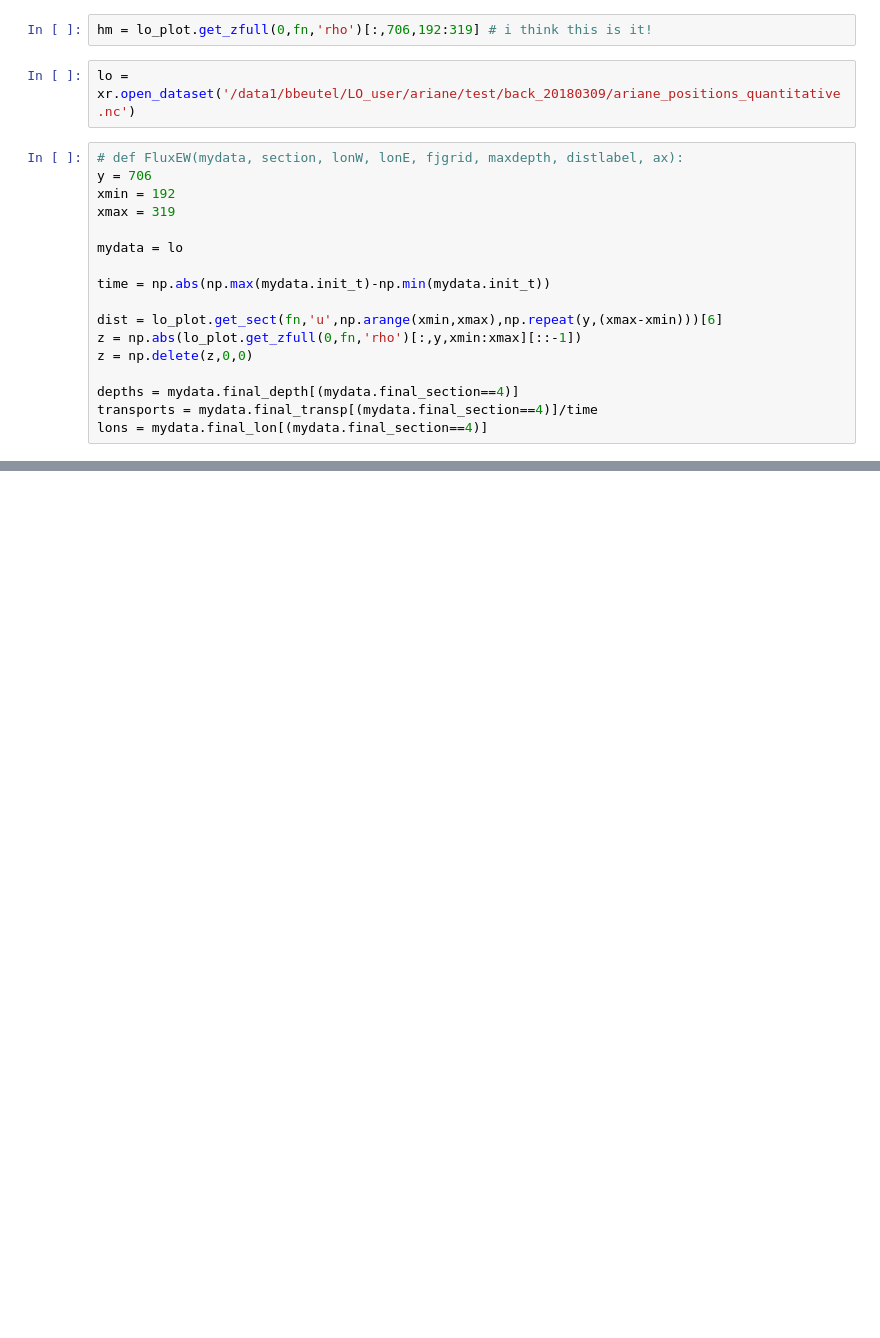
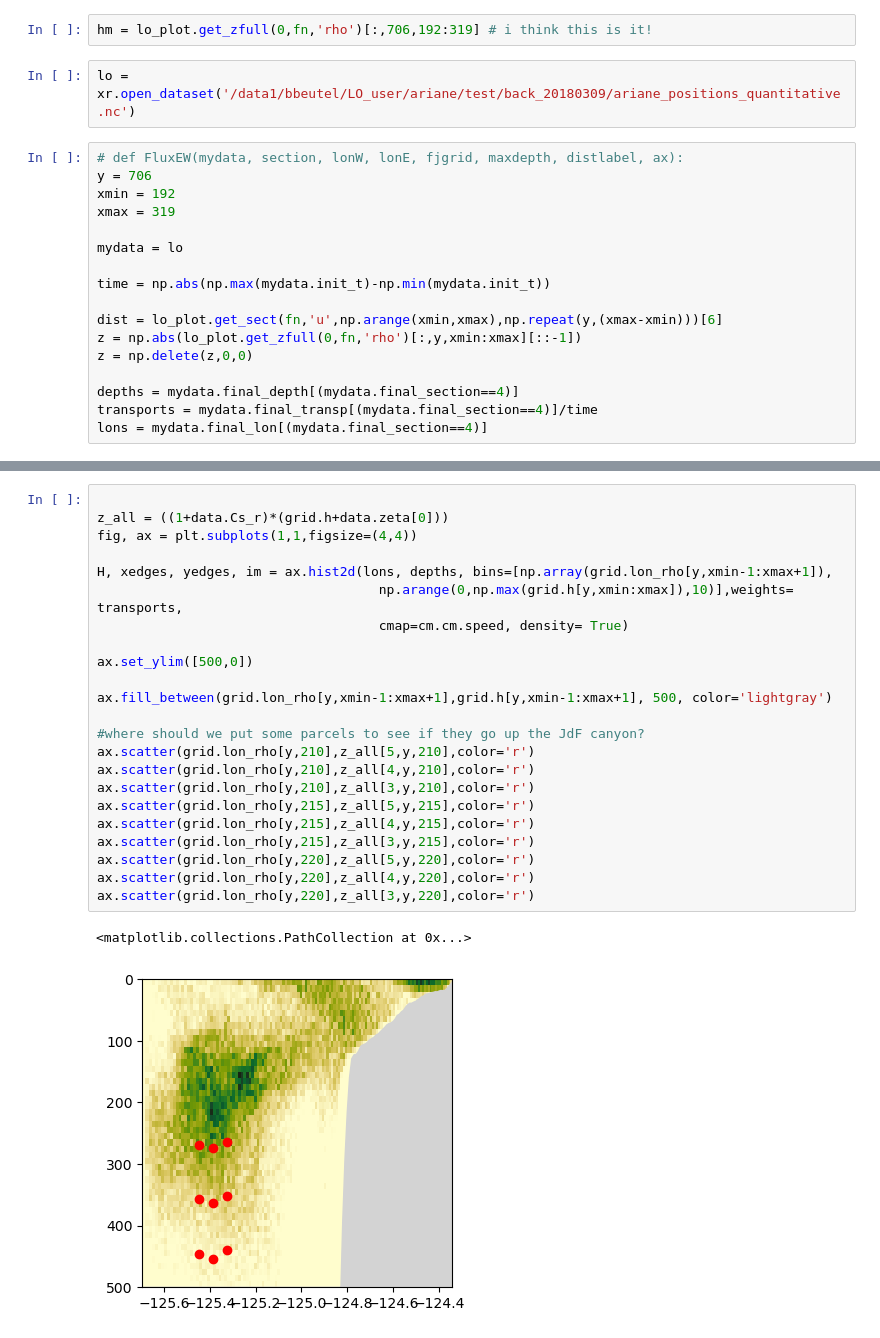
Before and after one commit to rbeutel/LO_user, a Jupyter notebook: ariane/testCS.ipynb, the cells around one changed output, grey strips where cells are left out. Drawn from its saved outputs; the diff is of its cells as text; blank space fills up the shorter version.

```diff
--- a/ariane/testCS.ipynb
+++ b/ariane/testCS.ipynb
@@ -86,0 +118,26 @@ np.max(H)
+# %%
+
+z_all = ((1+data.Cs_r)*(grid.h+data.zeta[0]))
+fig, ax = plt.subplots(1,1,figsize=(4,4))
+
+H, xedges, yedges, im = ax.hist2d(lons, depths, bins=[np.array(grid.lon_rho[y,xmin-1:xmax+1]),
+                                    np.arange(0,np.max(grid.h[y,xmin:xmax]),10)],weights= transports,
+                                    cmap=cm.cm.speed, density= True)
+
+ax.set_ylim([500,0])
+
+ax.fill_between(grid.lon_rho[y,xmin-1:xmax+1],grid.h[y,xmin-1:xmax+1], 500, color='lightgray')
+
+#where should we put some parcels to see if they go up the JdF canyon?
+ax.scatter(grid.lon_rho[y,210],z_all[5,y,210],color='r')
+ax.scatter(grid.lon_rho[y,210],z_all[4,y,210],color='r')
+ax.scatter(grid.lon_rho[y,210],z_all[3,y,210],color='r')
+ax.scatter(grid.lon_rho[y,215],z_all[5,y,215],color='r')
+ax.scatter(grid.lon_rho[y,215],z_all[4,y,215],color='r')
+ax.scatter(grid.lon_rho[y,215],z_all[3,y,215],color='r')
+ax.scatter(grid.lon_rho[y,220],z_all[5,y,220],color='r')
+ax.scatter(grid.lon_rho[y,220],z_all[4,y,220],color='r')
+ax.scatter(grid.lon_rho[y,220],z_all[3,y,220],color='r')
+# %% [output]
+<matplotlib.collections.PathCollection at 0x...>
+[figure, added]
```
Also changed, not shown: parts of 8 cells of this notebook, 3 other files.
